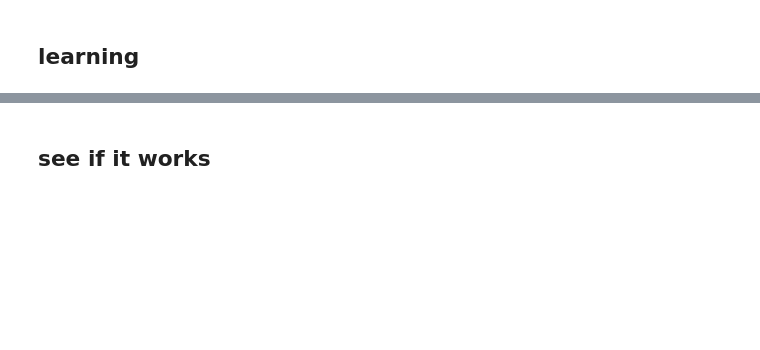
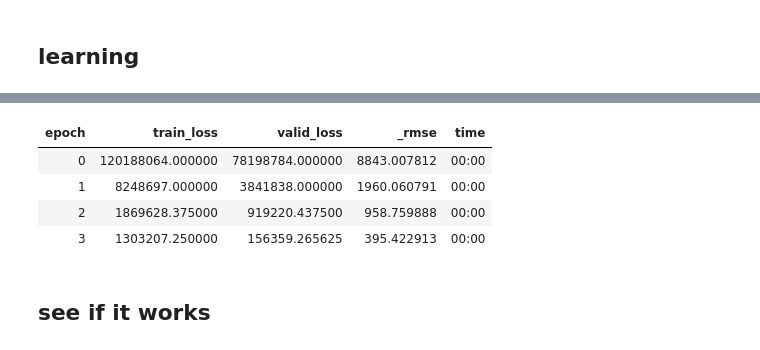
Before and after one commit to sswam/ai, a Jupyter notebook: experiments/tabular.ipynb, the cells around one changed output, grey strips where cells are left out. Saved outputs shown, nothing was run; the diff lists cells and outputs as text; code cells hidden in the pictures; blank space fills up the shorter version.

```diff
--- a/experiments/tabular.ipynb
+++ b/experiments/tabular.ipynb
@@ -149,3 +61,11 @@ learn.fit_one_cycle(4)
+# %%
+learn.fit_one_cycle(4)
+# %% [output]
+| epoch | train_loss | valid_loss | _rmse | time |
+| 0 | 120188064.000000 | 78198784.000000 | 8843.007812 | 00:00 |
+| 1 | 8248697.000000 | 3841838.000000 | 1960.060791 | 00:00 |
+| 2 | 1869628.375000 | 919220.437500 | 958.759888 | 00:00 |
+| 3 | 1303207.250000 | 156359.265625 | 395.422913 | 00:00 |
 # %% [markdown]
 ## see if it works
 # %%
```
Also changed, not shown: parts of 25 cells of this notebook, 2 other files.
